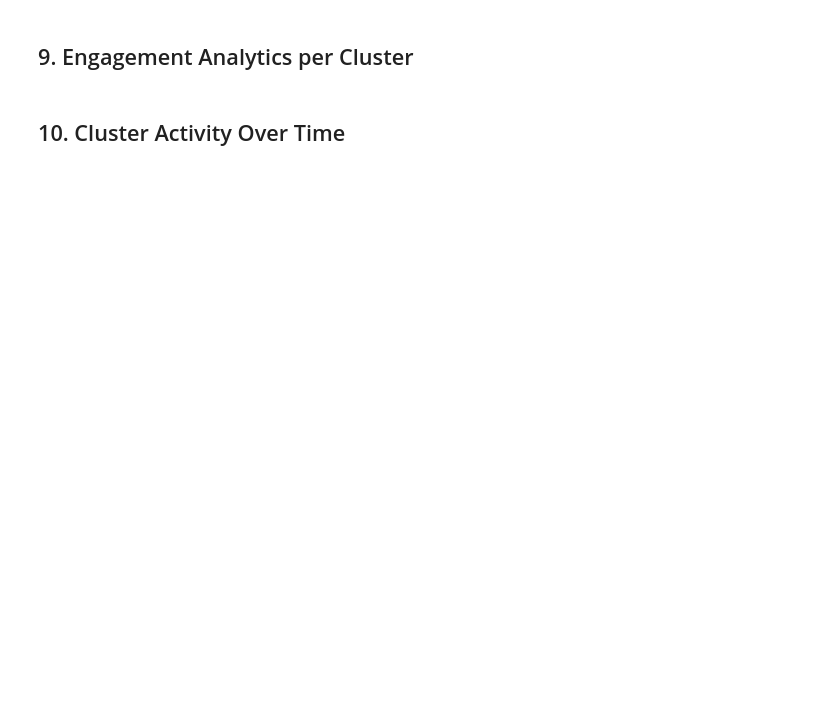
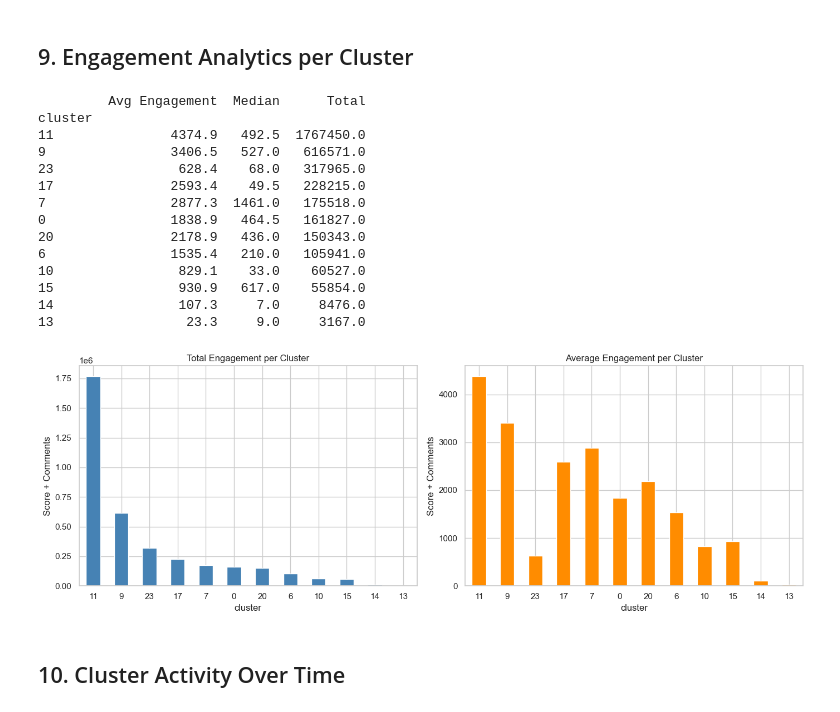
Before and after one commit to t4niha/Trend-Finder, a Jupyter notebook: hdbscan_clustering.ipynb, the cells around one changed output. Drawn from its saved outputs; the diff is of its cells as text; code cells hidden in the pictures; blank space fills up the shorter version.

Commit message:
hdbscan

```diff
--- a/hdbscan_clustering.ipynb
+++ b/hdbscan_clustering.ipynb
@@ -189,29 +232,45 @@ plt.show()
 # %%
 eng_stats = (
     df[df["cluster"].isin(top_clusters)]
     .groupby("cluster")["engagement"]
     .agg(["mean", "median", "sum"])
     .rename(columns={"mean": "Avg Engagement", "median": "Median", "sum": "Total"})
     .sort_values("Total", ascending=False)
 )
 
 print(eng_stats.round(1).to_string())
 
 fig, axes = plt.subplots(1, 2, figsize=(14, 5))
 
 eng_stats["Total"].plot(kind="bar", ax=axes[0], color="steelblue")
 axes[0].set_title("Total Engagement per Cluster")
-axes[0].set_ylabel("Likes + Retweets")
+axes[0].set_ylabel("Score + Comments")
 axes[0].tick_params(axis="x", rotation=0)
 
 eng_stats["Avg Engagement"].plot(kind="bar", ax=axes[1], color="darkorange")
 axes[1].set_title("Average Engagement per Cluster")
-axes[1].set_ylabel("Likes + Retweets")
+axes[1].set_ylabel("Score + Comments")
 axes[1].tick_params(axis="x", rotation=0)
 
 plt.tight_layout()
-plt.savefig("Results/HDBSCAN/hdbscan_engagement.png", bbox_inches="tight")
+plt.savefig("Results/DBSCAN/dbscan_engagement.png", bbox_inches="tight")
 plt.show()
+# %% [output]
+         Avg Engagement  Median      Total
+cluster
+11               4374.9   492.5  1767450.0
+9                3406.5   527.0   616571.0
+23                628.4    68.0   317965.0
+17               2593.4    49.5   228215.0
+7                2877.3  1461.0   175518.0
+0                1838.9   464.5   161827.0
+20               2178.9   436.0   150343.0
+6                1535.4   210.0   105941.0
+10                829.1    33.0    60527.0
+15                930.9   617.0    55854.0
+14                107.3     7.0     8476.0
+13                 23.3     9.0     3167.0
+[figure, added]
 # %% [markdown]
 ## 10. Cluster Activity Over Time
 # %%
```
Also changed, not shown: parts of 11 cells of this notebook, 7 other files.
